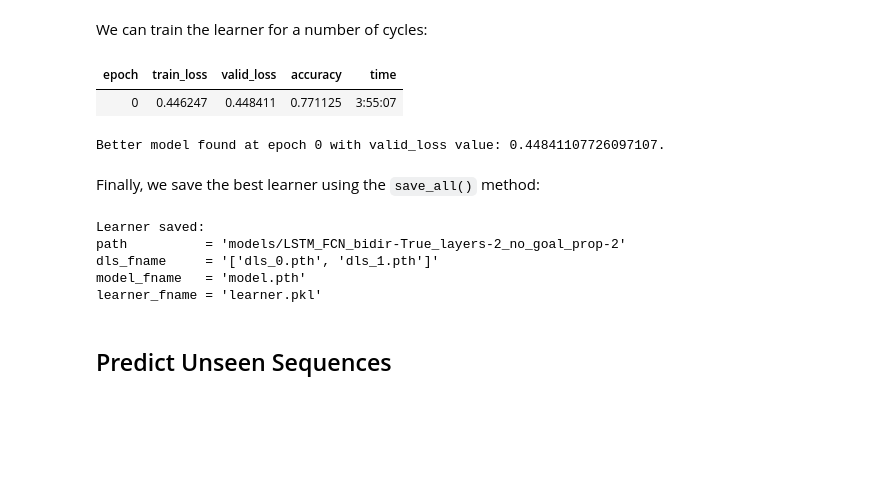
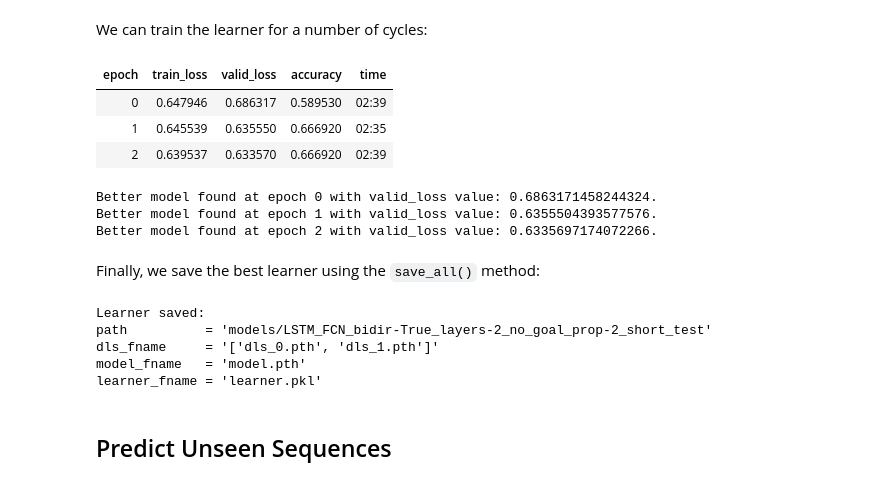
Before and after one commit to tkharrat/footSeq, a Jupyter notebook: 02_learner.ipynb, the cells around one changed output. Drawn from its saved outputs; the diff is of its cells as text; code cells hidden in the pictures; blank space fills up the shorter version.

```diff
--- a/02_learner.ipynb
+++ b/02_learner.ipynb
@@ -51,7 +53,7 @@ else:
     all_files = data_path.ls(file_exts=".csv")
     save_pickle(files_list_path, all_files)
 # %%
-##all_files = all_files[:100000]
+all_files = all_files[:100000]
 # %%
 no_goal_prop = 2
 valid_pct = 0.3
@@ -802,6 +805,7 @@ model_name = "_".join(
         f'bidir-{ts_args.get("bidirectional",False)}',
         f'layers-{ts_args.get("rnn_layers", 1)}',
         f"no_goal_prop-{no_goal_prop}",
+        "short_test",
     ]
 )
 
@@ -829,12 +833,16 @@ lr_ = learn.lr_find()
 # %% [markdown]
 We can train the learner for a number of cycles:
 # %%
-n_cycles = 1
+n_cycles = 3
 learn.fit_one_cycle(n_cycles, lr_max=lr_[0], cbs=SaveModelCallback(fname=model_name))
 # %% [output]
 | epoch | train_loss | valid_loss | accuracy | time |
-| 0 | 0.446247 | 0.448411 | 0.771125 | 3:55:07 |
+| 0 | 0.647946 | 0.686317 | 0.589530 | 02:39 |
+| 1 | 0.645539 | 0.635550 | 0.666920 | 02:35 |
+| 2 | 0.639537 | 0.633570 | 0.666920 | 02:39 |
-Better model found at epoch 0 with valid_loss value: 0.44841107726097107.
+Better model found at epoch 0 with valid_loss value: 0.6863171458244324.
+Better model found at epoch 1 with valid_loss value: 0.6355504393577576.
+Better model found at epoch 2 with valid_loss value: 0.6335697174072266.
 # %% [markdown]
 Finally, we save the best learner using the `save_all()` method:
 # %%
@@ -847,7 +855,7 @@ learn.save_all(
 )
 # %% [output]
 Learner saved:
-path          = 'models/LSTM_FCN_bidir-True_layers-2_no_goal_prop-2'
+path          = 'models/LSTM_FCN_bidir-True_layers-2_no_goal_prop-2_short_test'
 dls_fname     = '['dls_0.pth', 'dls_1.pth']'
 model_fname   = 'model.pth'
 learner_fname = 'learner.pkl'
```
Also changed, not shown: parts of 21 cells of this notebook, 6 other files.
